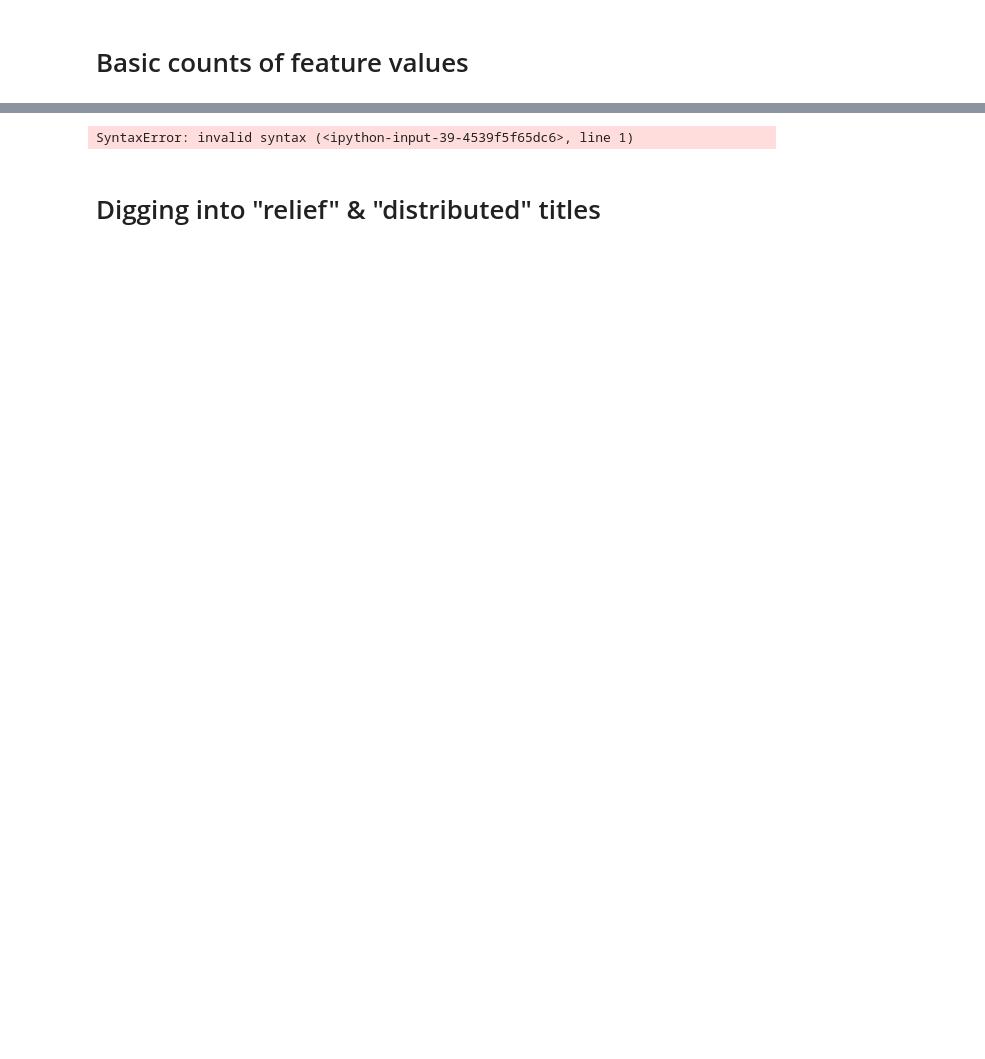
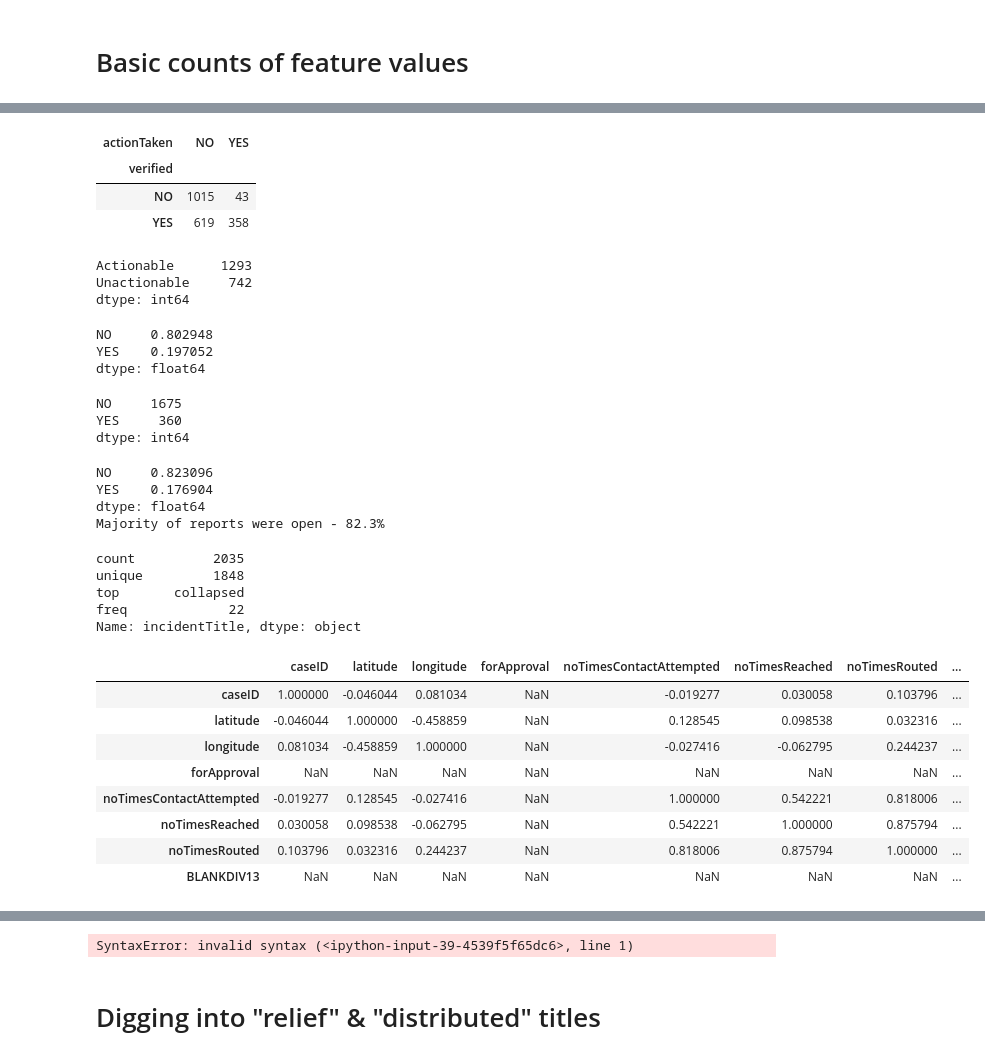
Before and after one commit to sttung/DAT_SF_16, a Jupyter notebook: Final_Project/1_Descriptive_Analysis_Prelim.ipynb, the cells around one changed output, grey strips where cells are left out. Saved outputs shown, nothing was run; the diff lists cells and outputs as text; code cells hidden in the pictures; blank space fills up the shorter version.

```diff
--- a/Final_Project/1_Descriptive_Analysis_Prelim.ipynb
+++ b/Final_Project/1_Descriptive_Analysis_Prelim.ipynb
@@ -291,0 +209,62 @@ float(3)/50
+# %%
+# Given that not all reports are verified - are there cases where unverified reports still have action taken on them?
+# Do a cross-tab table to find out.
+pd.crosstab(data['verified'], data['actionTaken'])
+# %% [output]
+| actionTaken | NO | YES |
+| verified |  |  |
+| NO | 1015 | 43 |
+| YES | 619 | 358 |
+# %%
+# What's the actionable status breakdown?
+data['actionable'].value_counts()
+# %% [output]
+Actionable      1293
+Unactionable     742
+dtype: int64
+# %%
+# What's the breakdown of reports that have had action taken on them?
+print data['actionTaken'].value_counts()/2035
+# %% [output]
+NO     0.802948
+YES    0.197052
+dtype: float64
+# %%
+# How many reports were closed v. open?
+print data['closed'].value_counts()
+# %% [output]
+NO     1675
+YES     360
+dtype: int64
+# %%
+# What percent of reports were closed v. open?
+print (data['closed'].value_counts())/2035
+print 'Majority of reports were open - 82.3%'
+# %% [output]
+NO     0.823096
+YES    0.176904
+dtype: float64
+Majority of reports were open - 82.3%
+# %%
+# How many different incident titles exist in our data?
+data['incidentTitle'].describe()
+# %% [output]
+count          2035
+unique         1848
+top       collapsed
+freq             22
+Name: incidentTitle, dtype: object
+# %%
+# Correlations
+# What features are highly correlated to our outcome variable?
+data.corr()
+# %% [output]
+|  | caseID | latitude | longitude | forApproval | noTimesContactAttempted | noTimesReached | noTimesRouted | ... |
+| caseID | 1.000000 | -0.046044 | 0.081034 | NaN | -0.019277 | 0.030058 | 0.103796 | ... |
+| latitude | -0.046044 | 1.000000 | -0.458859 | NaN | 0.128545 | 0.098538 | 0.032316 | ... |
+| longitude | 0.081034 | -0.458859 | 1.000000 | NaN | -0.027416 | -0.062795 | 0.244237 | ... |
+| forApproval | NaN | NaN | NaN | NaN | NaN | NaN | NaN | ... |
+| noTimesContactAttempted | -0.019277 | 0.128545 | -0.027416 | NaN | 1.000000 | 0.542221 | 0.818006 | ... |
+| noTimesReached | 0.030058 | 0.098538 | -0.062795 | NaN | 0.542221 | 1.000000 | 0.875794 | ... |
+| noTimesRouted | 0.103796 | 0.032316 | 0.244237 | NaN | 0.818006 | 0.875794 | 1.000000 | ... |
+| BLANKDIV13 | NaN | NaN | NaN | NaN | NaN | NaN | NaN | ... |
```
Also changed, not shown: parts of 62 cells of this notebook, 1 other file.
